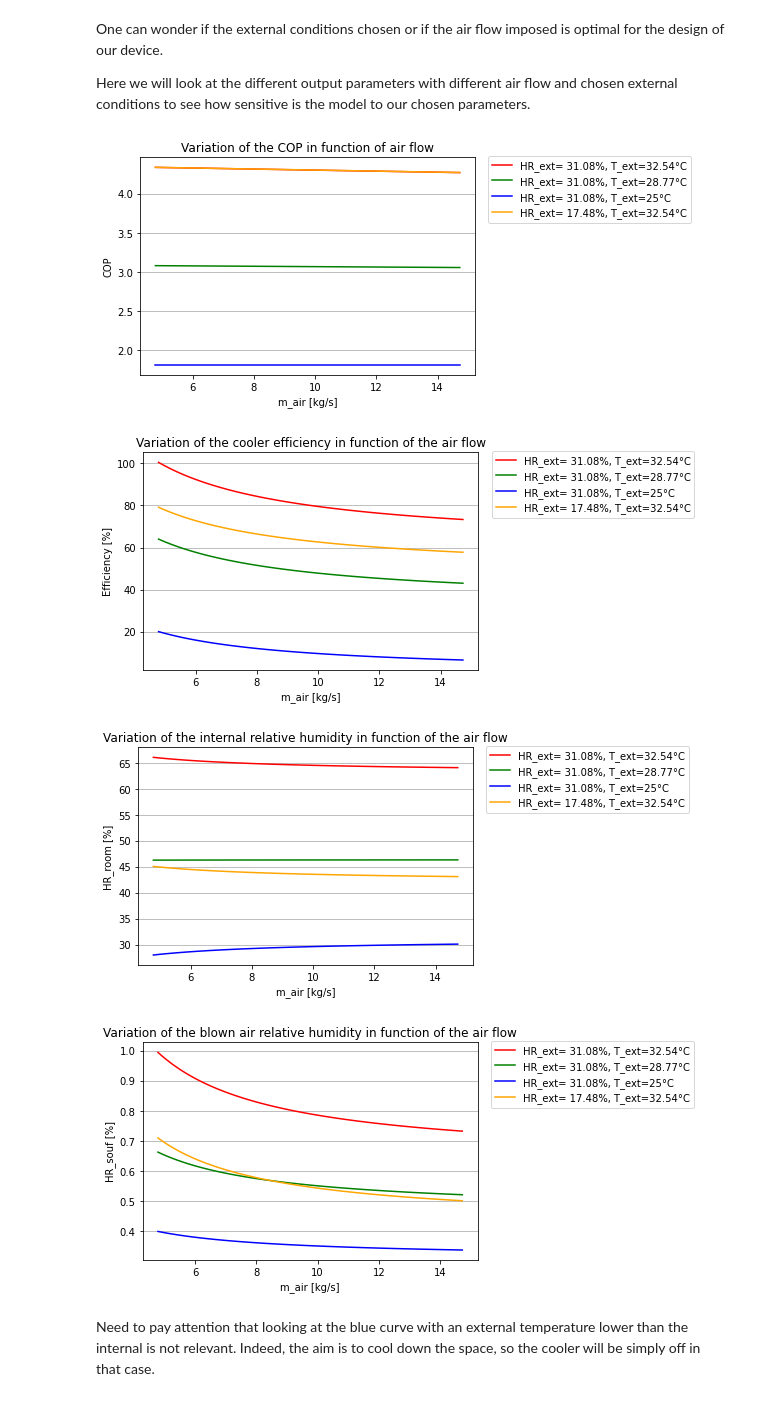
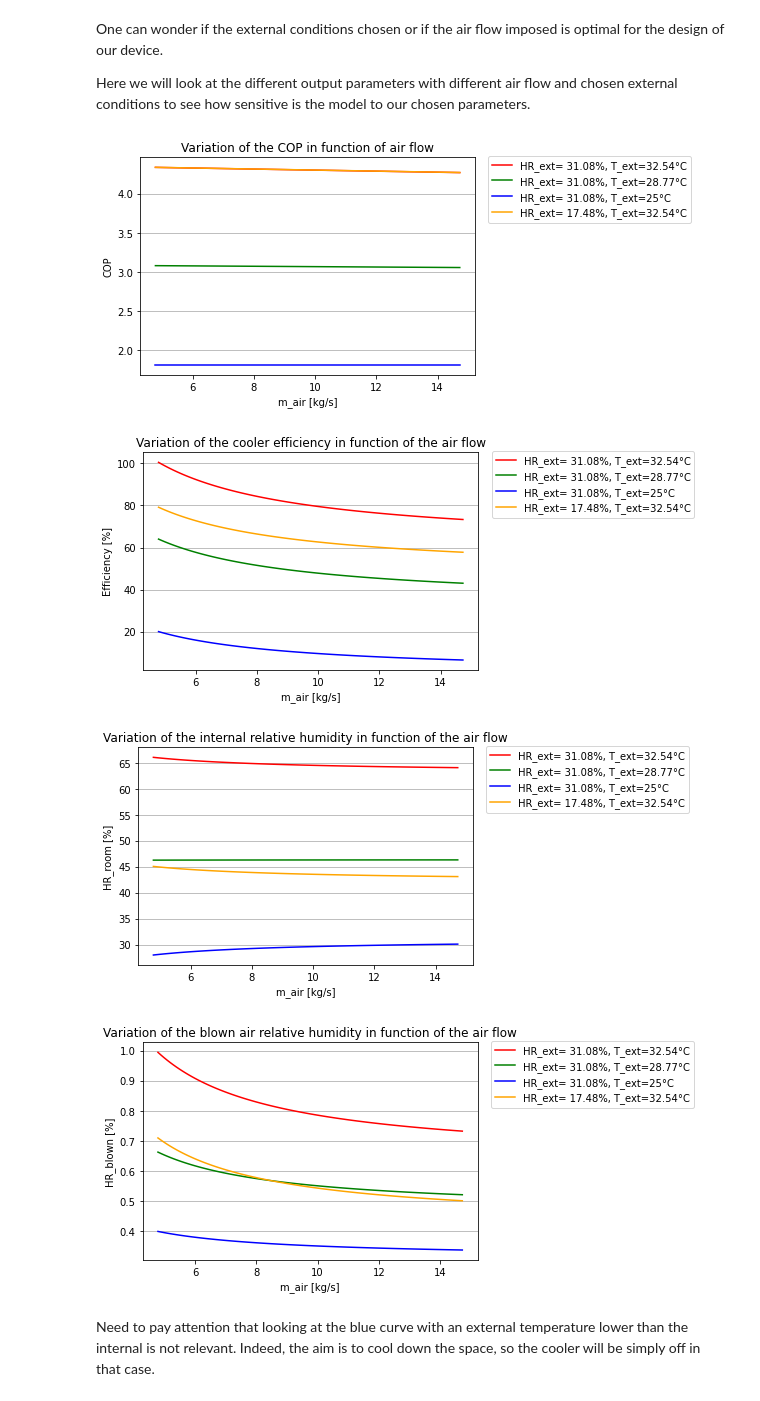
Before and after one commit to JolanKerrien/Heat-Mass-Transfer, a Jupyter notebook: Heat Transfer.ipynb, the cells around one changed output. Saved outputs shown, nothing was run; the diff lists cells and outputs as text; code cells hidden in the pictures.

```diff
--- a/Heat Transfer.ipynb
+++ b/Heat Transfer.ipynb
@@ -212,8 +209,8 @@ COP = 4.319650585855476
 ## Sensibility study
 # %%
 #Plot function
-def Plot(X,Y,color,xlabel = None,ylabel = None,title=None,label=None):
-    plt.plot(X,Y,color = color, label = label)
+def Plot(X,Y,color,xlabel = None,ylabel = None,title=None,label=None,linewidth=None):
+    plt.plot(X,Y,color = color, label = label,linewidth = linewidth)
     plt.xlabel(xlabel)
     plt.ylabel(ylabel)
     plt.title(title)
@@ -257,17 +254,17 @@ def Variation_mair(T_ext,HR_ext,m_AIR=m_AIR):
     COP = [Qload/(Wp+Wf) for Wp in WP]
     return COP,EFF,HR_ROOM,HR_SOUF
 
+#Datas
 COP,EFF,HR_ROOM,HR_SOUF = Variation_mair(T_ext,HR_ext,m_AIR)
 COP2,EFF2,HR_ROOM2,HR_SOUF2 = Variation_mair(np.mean([Tset,T_ext]),HR_ext,m_AIR)
 COP3,EFF3,HR_ROOM3,HR_SOUF3 = Variation_mair(Tset,HR_ext,m_AIR)
 COP4,EFF4,HR_ROOM4,HR_SOUF4 = Variation_mair(T_ext,np.min(HR),m_AIR)
-#Plot
-#
+#Legend
 Fixed = f'HR_ext= {round(HR_ext,2)}%, T_ext={round(T_ext,2)}°C'
 Fixed2 = f'HR_ext= {round(HR_ext,2)}%, T_ext={round(np.mean([Tset,T_ext]),2)}°C'
 Fixed3 = f'HR_ext= {round(HR_ext,2)}%, T_ext={round(Tset,2)}°C'
 Fixed4 = f'HR_ext= {round(np.min(HR),2)}%, T_ext={round(T_ext,2)}°C'
-
+#Plot
 Plot(m_AIR,COP,'red','m_air [kg/s]','COP',
      'Variation of the COP in function of the air flow',Fixed)
 Plot(m_AIR,COP2,'green','m_air [kg/s]','COP',
@@ -290,35 +287,35 @@ Plot(m_AIR,EFF4,'orange','m_air [kg/s]','Efficiency [%]',
      'Variation of the cooler efficiency in function of the air flow',Fixed4)
 plt.grid(axis='y')
 #plt.savefig("EFF.png",dpi=200)
 plt.show()
 
 Plot(m_AIR,HR_ROOM,'red','m_air [kg/s]','HR_room [%]',
      'Variation of the internal relative humidity in function of the air flow',Fixed)
 Plot(m_AIR,HR_ROOM2,'green','m_air [kg/s]','HR_room [%]',
      'Variation of the internal relative humidity in function of the air flow',Fixed2)
 Plot(m_AIR,HR_ROOM3,'blue','m_air [kg/s]','HR_room [%]',
      'Variation of the internal relative humidity in function of the air flow',Fixed3)
 Plot(m_AIR,HR_ROOM4,'orange','m_air [kg/s]','HR_room [%]',
      'Variation of the internal relative humidity in function of the air flow',Fixed4)
 plt.grid(axis='y')
 #plt.savefig("HR_ROOM.png",dpi=200)
 plt.show()
 
 Plot(m_AIR,HR_SOUF,'red','m_air [kg/s]','HR_souf [%]',
      'Variation of the blown air relative humidity in function of the air flow',Fixed)
 Plot(m_AIR,HR_SOUF2,'green','m_air [kg/s]','HR_souf [%]',
      'Variation of the blown air relative humidity in function of the air flow',Fixed2)
 Plot(m_AIR,HR_SOUF3,'blue','m_air [kg/s]','HR_souf [%]',
      'Variation of the blown air relative humidity in function of the air flow',Fixed3)
-Plot(m_AIR,HR_SOUF4,'orange','m_air [kg/s]','HR_souf [%]',
+Plot(m_AIR,HR_SOUF4,'orange','m_air [kg/s]','HR_blown [%]',
      'Variation of the blown air relative humidity in function of the air flow',Fixed4)
 plt.grid(axis='y')
 #plt.savefig("HR_SOUFF.png",dpi=200)
 # %% [output]
 [figure]
 [figure]
 [figure]
-[figure, old version]
+[figure, new version]
 # %% [markdown]
 Need to pay attention that looking at the blue curve with an external temperature lower than the internal is not relevant. Indeed, the aim is to cool down the space, so the cooler will be simply off in that case.
 # %% [markdown]
```
Also changed, not shown: parts of 11 cells of this notebook.
